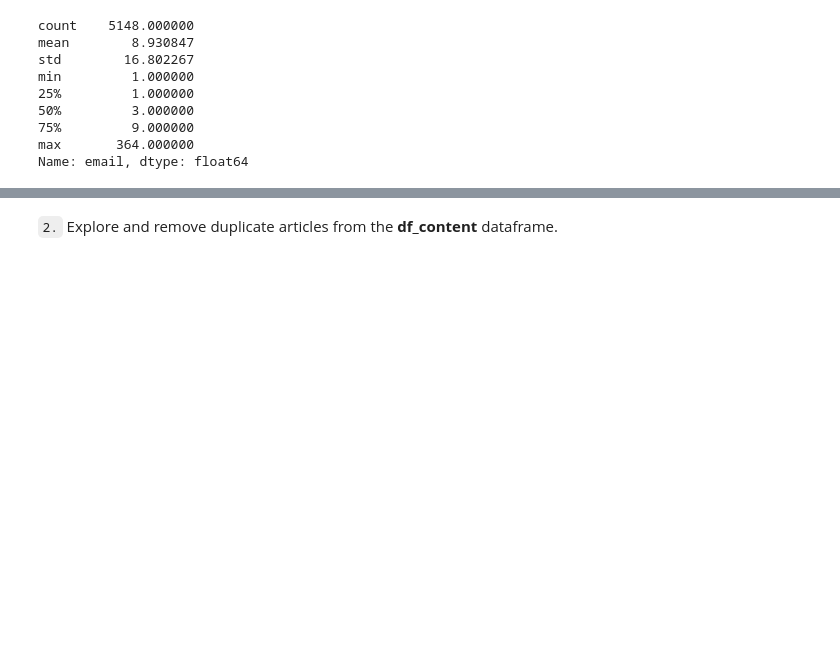
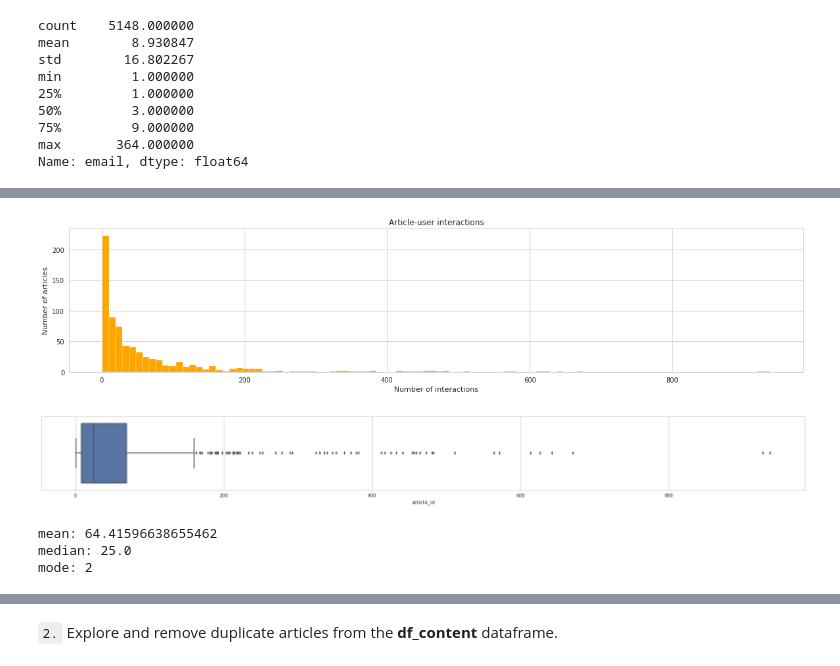
Before and after one commit to amosvoron/udacity, a Jupyter notebook: Recommendations_with_IBM.ipynb, the cells around one changed output, grey strips where cells are left out. Saved outputs shown, nothing was run; the diff lists cells and outputs as text; code cells hidden in the pictures; blank space fills up the shorter version.

```diff
--- a/Recommendations_with_IBM.ipynb
+++ b/Recommendations_with_IBM.ipynb
@@ -118,0 +145,4 @@ data.boxplot(column=['count'], grid=False, fontsize=13, figsize=(6,8))
+# %%
+# The number of times each article interacts with a user.
+article_interacts = df['article_id'].value_counts()
+article_interacts.describe()
@@ -118,0 +159,18 @@ data.boxplot(column=['count'], grid=False, fontsize=13, figsize=(6,8))
+# %%
+# Histogram of distribution of user-article interactions
+plot_hist(article_interacts, 'Article-user interactions', 'Number of interactions', 'Number of articles')
+# %% [output]
+[figure, added]
+# %%
+# Boxplot of distribution of article-user interactions
+plot_boxplot(article_interacts)
+# %% [output]
+[figure, added]
+# %%
+print(f'mean: {article_interacts.mean()}')
+print(f'median: {article_interacts.median()}')
+print(f'mode: {article_interacts.mode()[0]}')
+# %% [output]
+mean: 64.41596638655462
+median: 25.0
+mode: 2
```
Also changed, not shown: parts of 34 cells of this notebook.
